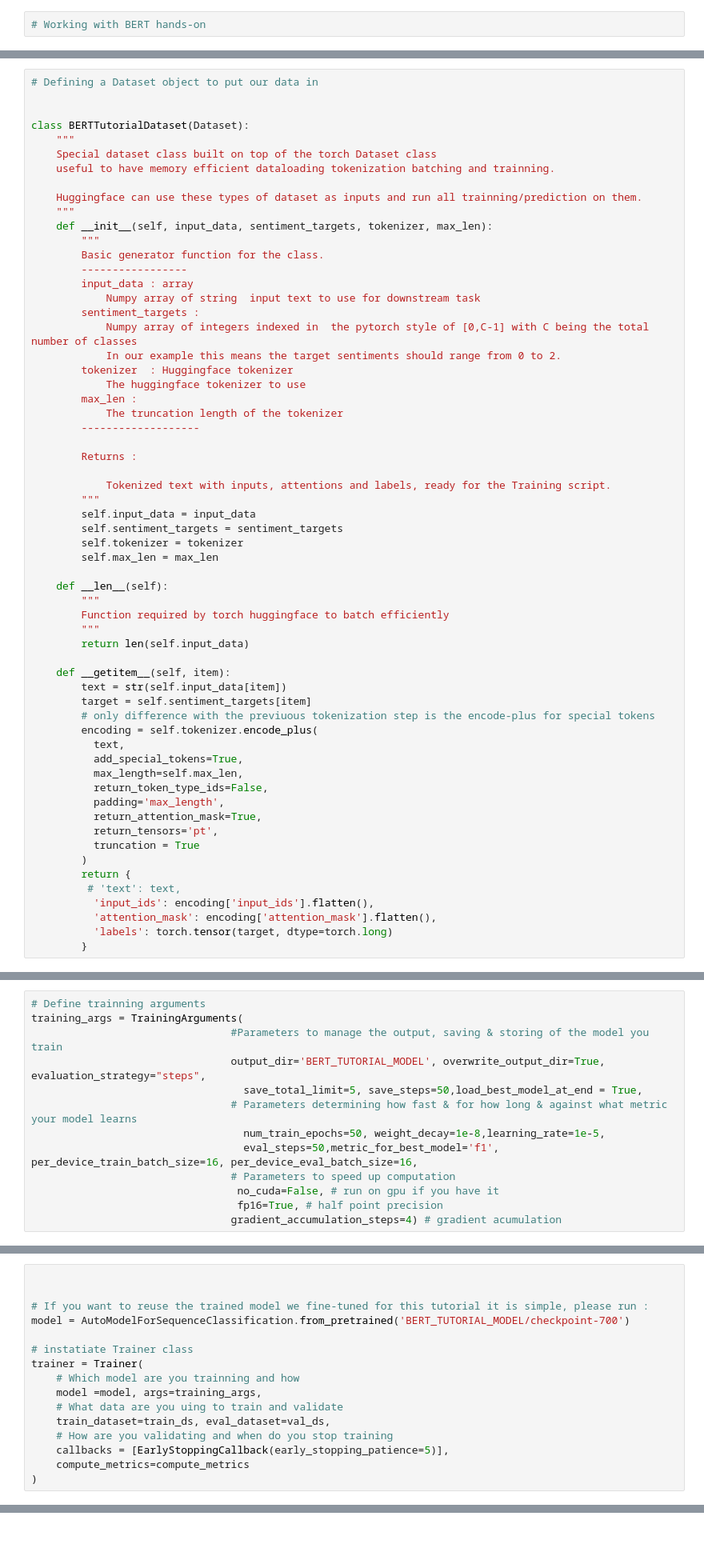
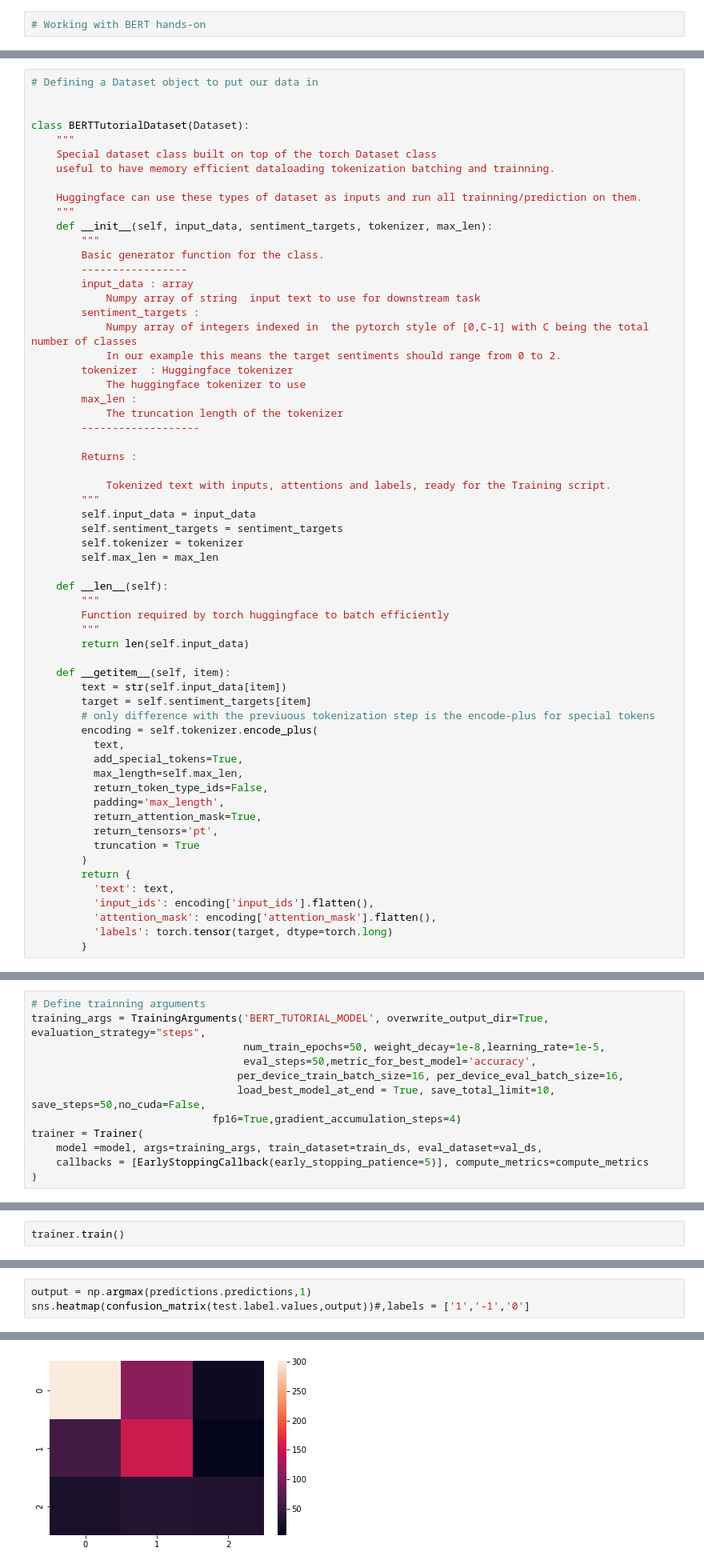
Before and after one commit to DragosGorduza/OxfordManInstituteNLPConference, a Jupyter notebook: workshop_main.ipynb, the cells around one changed output, grey strips where cells are left out. Shown at 80% size. Drawn from its saved outputs; the diff is of its cells as text; blank space fills up the shorter version.

```diff
--- a/workshop_main.ipynb
+++ b/workshop_main.ipynb
@@ -702,7 +656,7 @@ class BERTTutorialDataset(Dataset):
           truncation = True
         )
         return {
-         # 'text': text,
+          'text': text,
           'input_ids': encoding['input_ids'].flatten(),
           'attention_mask': encoding['attention_mask'].flatten(),
           'labels': torch.tensor(target, dtype=torch.long)
@@ -750,13 +702,12 @@ def compute_metrics(p):
 # %%
 # Define trainning arguments
-training_args = TrainingArguments(
-                                #Parameters to manage the output, saving & storing of the model you train
-                                output_dir='BERT_TUTORIAL_MODEL', overwrite_output_dir=True, evaluation_strategy="steps",
-                                  save_total_limit=5, save_steps=50,load_best_model_at_end = True,
-                                # Parameters determining how fast & for how long & against what metric your model learns
+training_args = TrainingArguments('BERT_TUTORIAL_MODEL', overwrite_output_dir=True, evaluation_strategy="steps",
                                   num_train_epochs=50, weight_decay=1e-8,learning_rate=1e-5,
-                                  eval_steps=50,metric_for_best_model='f1', per_device_train_batch_size=16, per_device_eval_batch_size=16,
-                                # Parameters to speed up computation
-                                 no_cuda=False, # run on gpu if you have it
-                                 fp16=True, # half point precision
-                                gradient_accumulation_steps=4) # gradient acumulation
+                                  eval_steps=50,metric_for_best_model='accuracy',
+                                 per_device_train_batch_size=16, per_device_eval_batch_size=16,
+                                 load_best_model_at_end = True, save_total_limit=10, save_steps=50,no_cuda=False,
+                             fp16=True,gradient_accumulation_steps=4)
+trainer = Trainer(
+    model =model, args=training_args, train_dataset=train_ds, eval_dataset=val_ds,
+    callbacks = [EarlyStoppingCallback(early_stopping_patience=5)], compute_metrics=compute_metrics
+)
@@ -770,16 +715,0 @@ Here you can chosse whether :
-# %%
-
-
-# If you want to reuse the trained model we fine-tuned for this tutorial it is simple, please run :
-model = AutoModelForSequenceClassification.from_pretrained('BERT_TUTORIAL_MODEL/checkpoint-700')
-
-# instatiate Trainer class
-trainer = Trainer(
-    # Which model are you trainning and how
-    model =model, args=training_args,
-    # What data are you uing to train and validate
-    train_dataset=train_ds, eval_dataset=val_ds,
-    # How are you validating and when do you stop training
-    callbacks = [EarlyStoppingCallback(early_stopping_patience=5)],
-    compute_metrics=compute_metrics
-)
@@ -840,0 +716,2 @@ plt.show()
+# %%
+trainer.train()
@@ -840,0 +788,4 @@ plt.show()
+# %%
+output = np.argmax(predictions.predictions,1)
+sns.heatmap(confusion_matrix(test.label.values,output))#,labels = ['1','-1','0']
+# %% [output]
@@ -840,0 +793 @@ plt.show()
+[figure, added]
```
Also changed, not shown: parts of 68 cells of this notebook, 2 other files.
